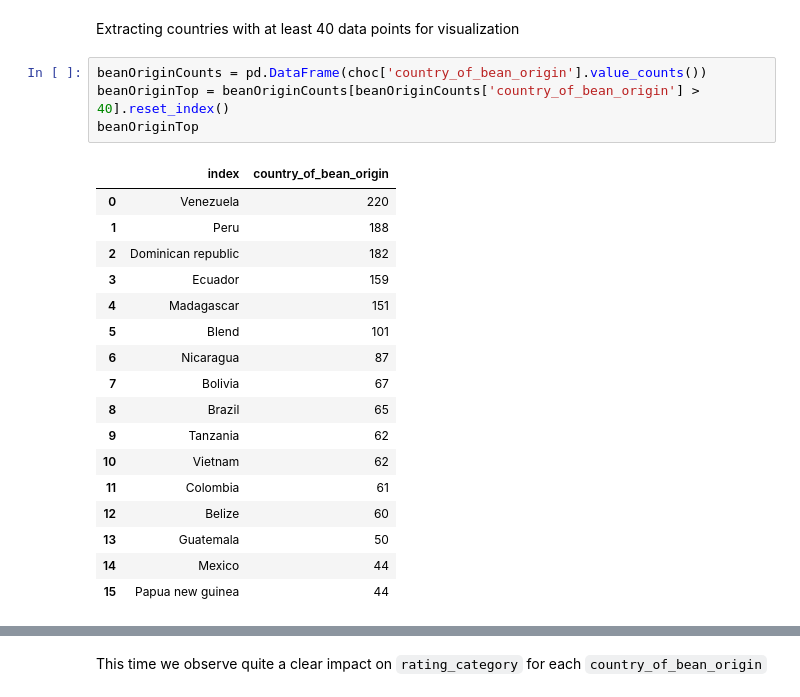
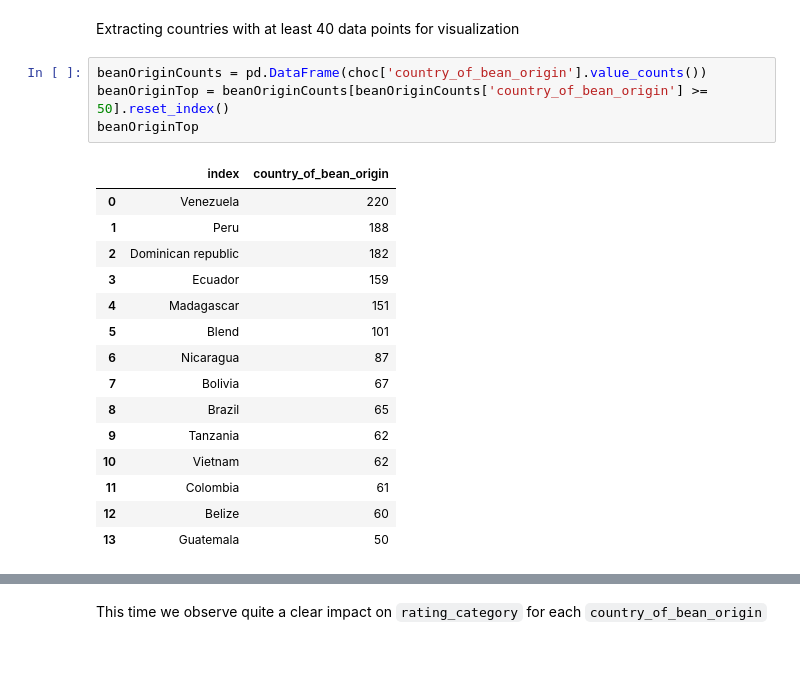
Before and after one commit to bachts/sc1015-project, a Jupyter notebook: Data visualization.ipynb, the cells around one changed output, grey strips where cells are left out. Cells and saved outputs as stored; diff of their text form; blank space fills up the shorter version.

```diff
--- a/Data visualization.ipynb
+++ b/Data visualization.ipynb
@@ -306,26 +306,24 @@ The ingredient `vanilla` seems to have a clear relationship with `rating_categor
 Extracting countries with at least 40 data points for visualization
 # %%
 beanOriginCounts = pd.DataFrame(choc['country_of_bean_origin'].value_counts())
-beanOriginTop = beanOriginCounts[beanOriginCounts['country_of_bean_origin'] > 40].reset_index()
+beanOriginTop = beanOriginCounts[beanOriginCounts['country_of_bean_origin'] >= 50].reset_index()
 beanOriginTop
 # %% [output]
 |  | index | country_of_bean_origin |
 | 0 | Venezuela | 220 |
 | 1 | Peru | 188 |
 | 2 | Dominican republic | 182 |
 | 3 | Ecuador | 159 |
 | 4 | Madagascar | 151 |
 | 5 | Blend | 101 |
 | 6 | Nicaragua | 87 |
 | 7 | Bolivia | 67 |
 | 8 | Brazil | 65 |
 | 9 | Tanzania | 62 |
 | 10 | Vietnam | 62 |
 | 11 | Colombia | 61 |
 | 12 | Belize | 60 |
 | 13 | Guatemala | 50 |
-| 14 | Mexico | 44 |
-| 15 | Papua new guinea | 44 |
 # %%
 flag = 0
 for country in beanOriginTop['index']:
```
Also changed, not shown: parts of 1 cell of this notebook.
